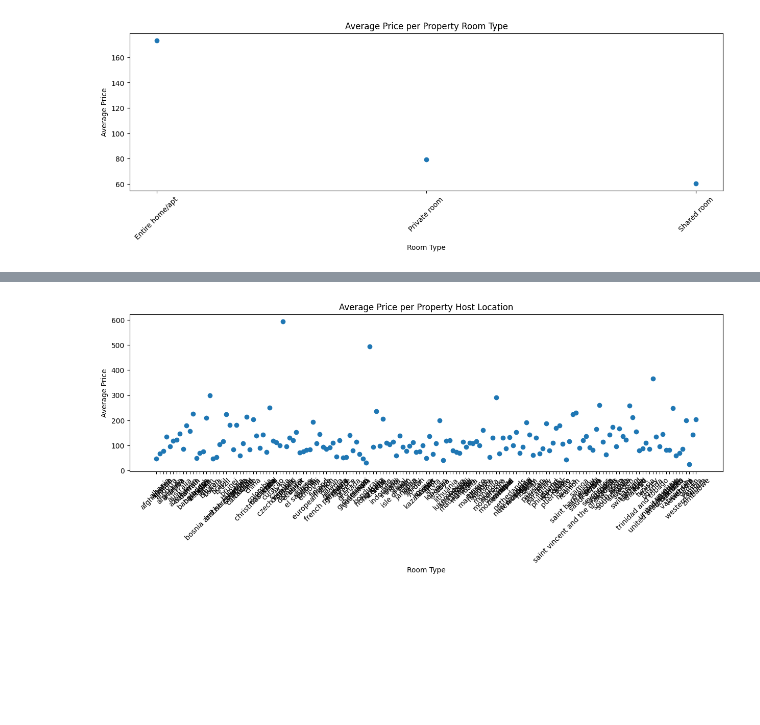
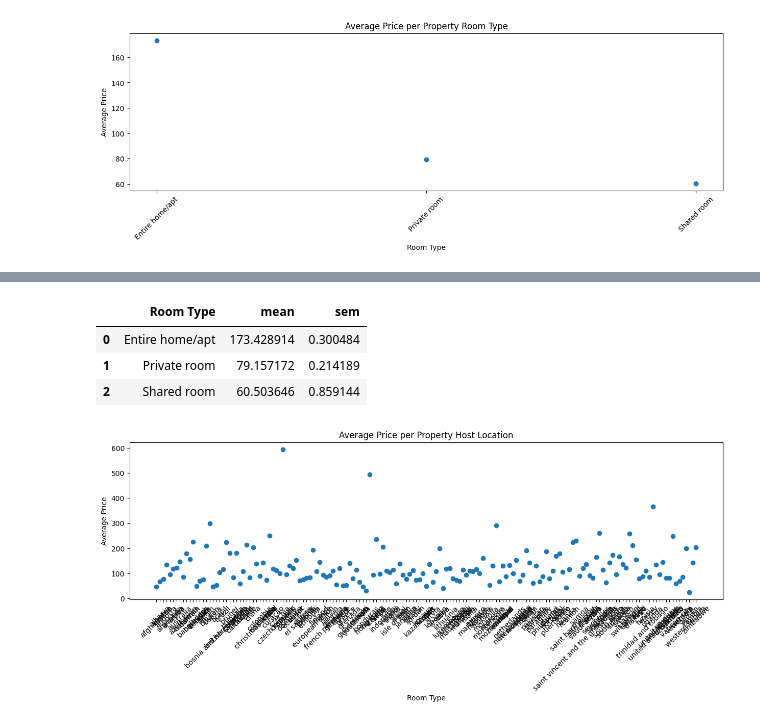
Before and after one commit to ninaschelter/Udacity-Projekt1, a Jupyter notebook: eval_airbnb_global.ipynb, the cells around one changed output, grey strips where cells are left out. Drawn from its saved outputs; the diff is of its cells as text; code cells hidden in the pictures; blank space fills up the shorter version.

```diff
--- a/eval_airbnb_global.ipynb
+++ b/eval_airbnb_global.ipynb
@@ -355,3 +336,22 @@ plt.show()
+# %%
+# Berechnen des Mittelwerts und des Standardfehlers des Mittelwerts (SEM) für jede Eigenschaftskategorie
+grouped_data = selData.groupby('Room Type')['Price'].agg(['mean', 'sem']).reset_index()
+
+# Erstellen des Plotly-Bar-Plots mit Fehlerbalken
+fig = px.bar(grouped_data, x='Room Type', y='mean',
+             error_y='sem', title='Mean Price per Room Type with Confidence Interval')
+
+# Anpassen der Achsenbeschriftungen
+fig.update_layout(xaxis_title='Room Type', yaxis_title='Mean Price')
+
+fig.show()
+# %%
+display(grouped_data)
+# %% [output]
+|  | Room Type | mean | sem |
+| 0 | Entire home/apt | 173.428914 | 0.300484 |
+| 1 | Private room | 79.157172 | 0.214189 |
+| 2 | Shared room | 60.503646 | 0.859144 |
 # %%
 # plot mean of price per ''Host Location''
 groupCountry = selData.groupby('Host Location').mean()["Price"]
```
Also changed, not shown: parts of 8 cells of this notebook, 4 other files.
